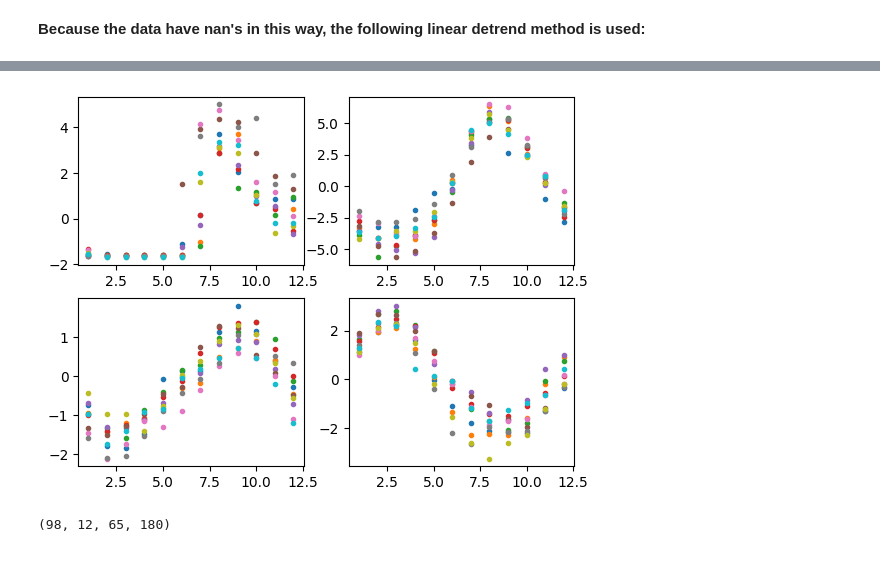
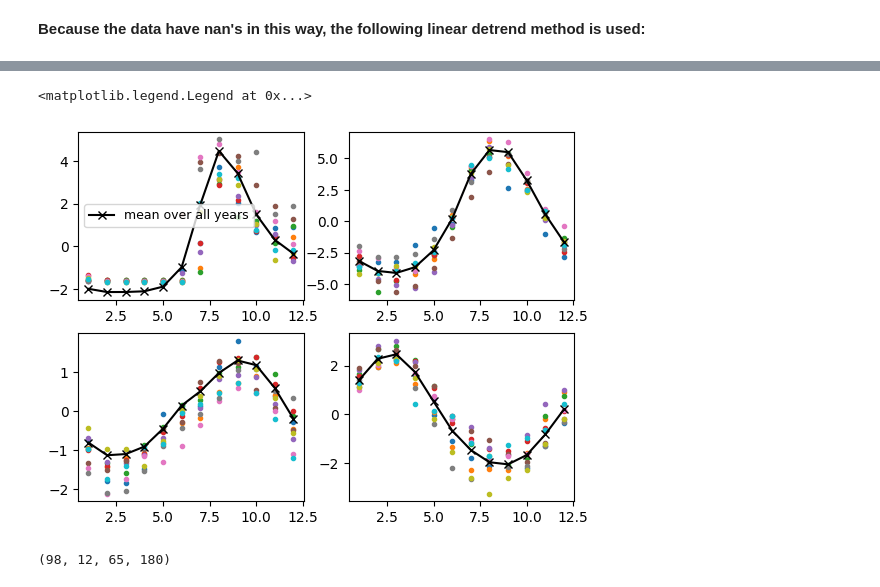
Before and after one commit to DeanHenze/Dask-with-cloud, a Jupyter notebook: examples/eof_ersst.ipynb, the cells around one changed output, grey strips where cells are left out. Saved outputs shown, nothing was run; the diff lists cells and outputs as text; code cells hidden in the pictures.

```diff
--- a/examples/eof_ersst.ipynb
+++ b/examples/eof_ersst.ipynb
@@ -243,20 +215,23 @@ for ax, i in zip(axes1.flatten(), idx_detrendtest):
 # %%
 sst_detrend = sst_detrend.reshape((int(nt/12), 12, nlat, nlon), order='C')
-# %%
-# Tets plot of seasonal cycle in several lat, lon locations:
-xdummy =np.arange(1,13)
-
-fig2, axes2 = plt.subplots(2, 2)
-
-idx_seasonaltest = [(60, 150), (50, 100), (40, 90), (20, 160)] # lat,lon index pairs in sst_detrend
-for ax, ii in zip(axes2.flatten(), idx_seasonaltest):
-    for j in range(10): # Plot seasonal cycle for first 10 years
-        ax.scatter(xdummy, sst_detrend[j, :, *ii], marker='.')
-# %% [output]
-[figure, old version]
 # %%
 # Average seasonal cycle over all years:
 sst_seasonal = sst_detrend.mean(axis=0)
+# %%
+# Tets plot of seasonal cycle and in several lat, lon locations, along with mean cycle:
+xdummy =np.arange(1,13)
+
+fig2, axes2 = plt.subplots(2, 2)
+
+idx_seasonaltest = [(60, 150), (50, 100), (40, 90), (20, 160)] # lat,lon index pairs in sst_detrend
+for ax, ii in zip(axes2.flatten(), idx_seasonaltest):
+    for j in range(10): # Plot seasonal cycle for first 10 years
+        ax.scatter(xdummy, sst_detrend[j, :, *ii], marker='.')
+    ax.plot(xdummy, sst_seasonal[:, *ii], color='k', marker='x', label='mean over all years')
+axes2[0,0].legend(fontsize=9)
+# %% [output]
+<matplotlib.legend.Legend at 0x...>
+[figure, new version]
 # %%
 sst_detrend = sst_detrend - sst_seasonal
 sst_detrend.shape
```
Also changed, not shown: parts of 23 cells of this notebook.
